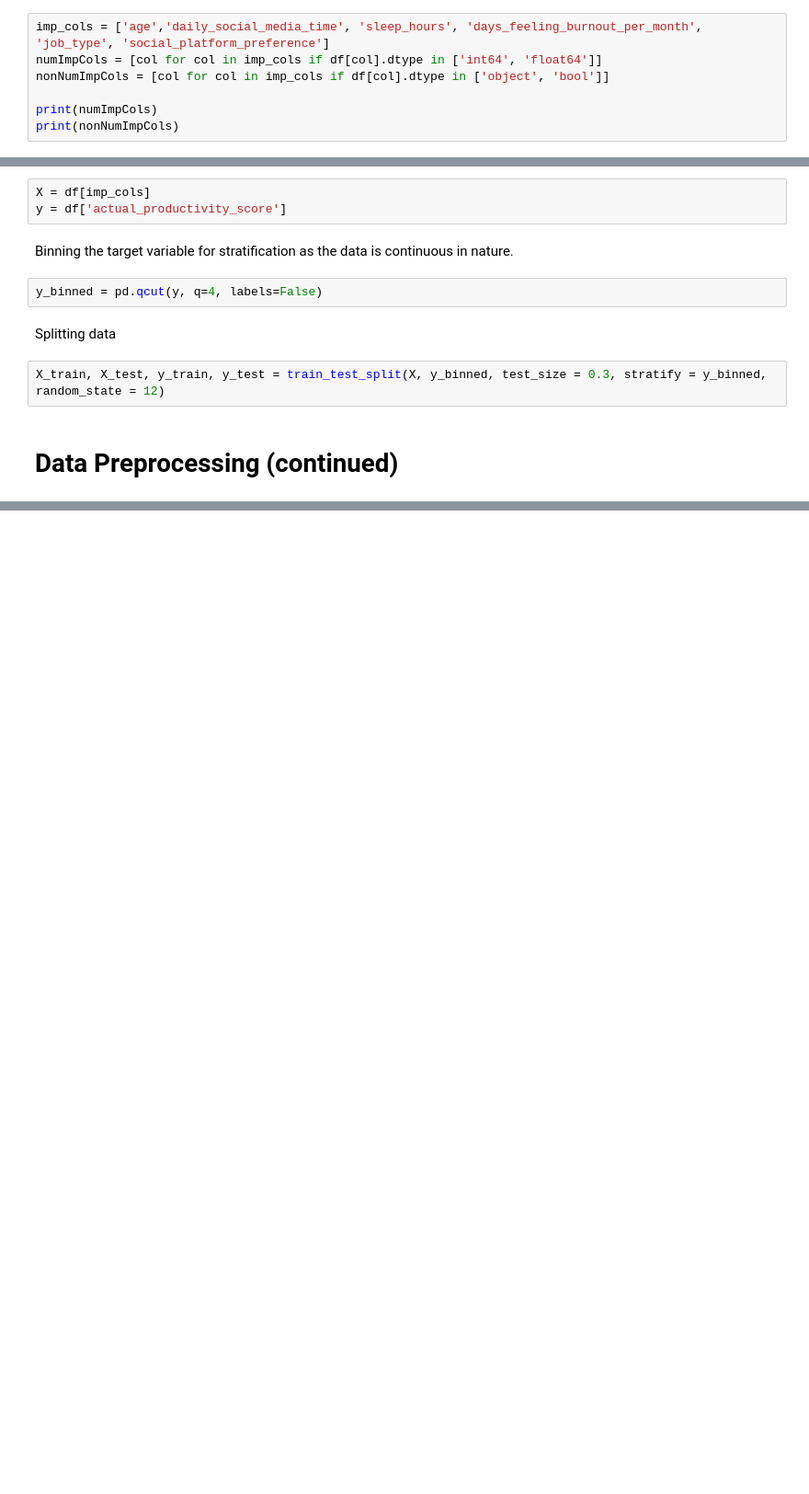
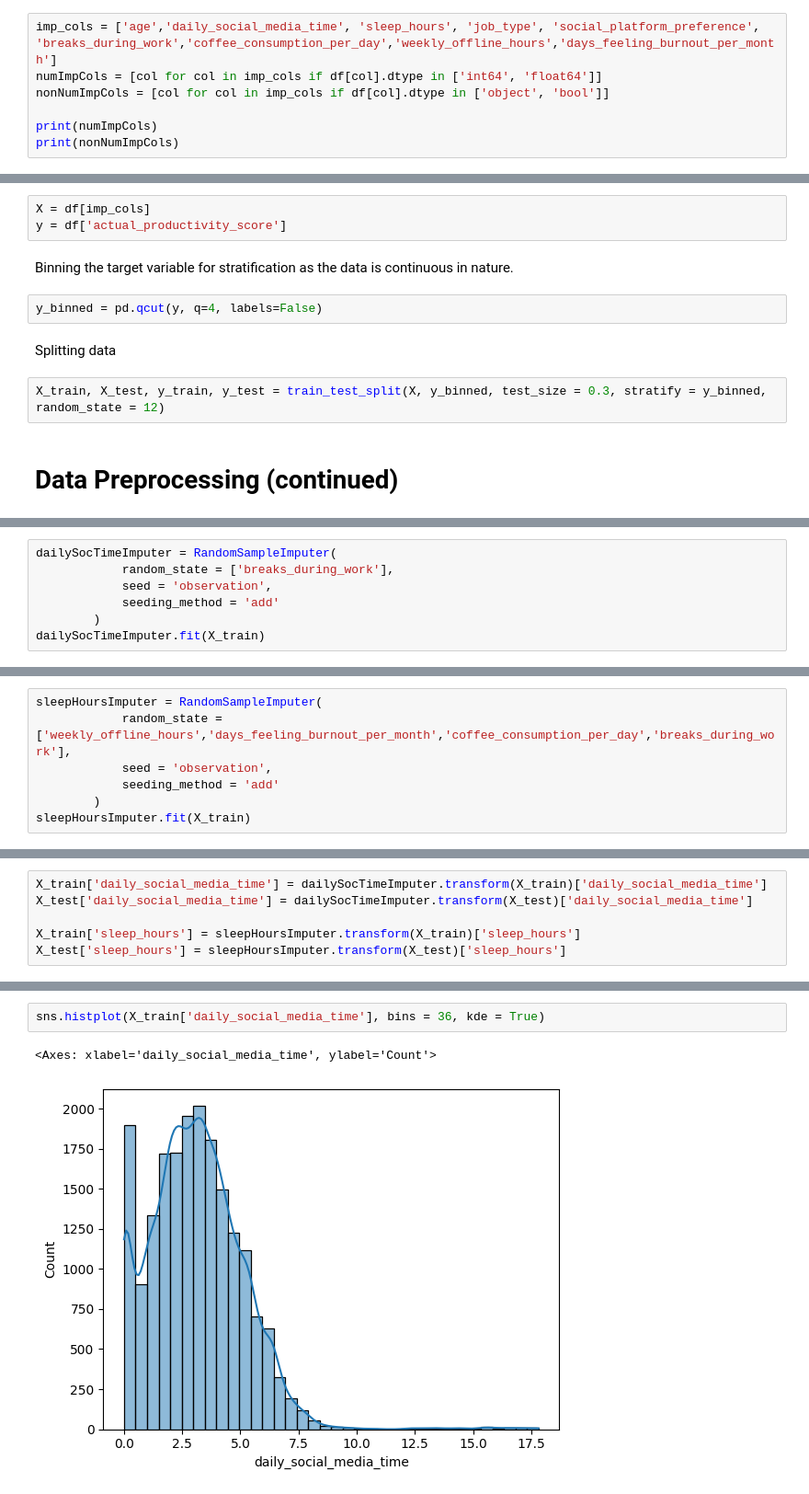
Before and after one commit to Krounosity/Social_Prod, a Jupyter notebook: analysis.ipynb, the cells around one changed output, grey strips where cells are left out. Shown at 92% size. Drawn from its saved outputs; the diff is of its cells as text; blank space fills up the shorter version.

```diff
--- a/analysis.ipynb
+++ b/analysis.ipynb
@@ -190,7 +190,7 @@ Observations:
 # %% [markdown]
 ### Columns selected
 # %%
-imp_cols = ['age','daily_social_media_time', 'sleep_hours', 'days_feeling_burnout_per_month', 'job_type', 'social_platform_preference']
+imp_cols = ['age','daily_social_media_time', 'sleep_hours', 'job_type', 'social_platform_preference', 'breaks_during_work','coffee_consumption_per_day','weekly_offline_hours','days_feeling_burnout_per_month']
 numImpCols = [col for col in imp_cols if df[col].dtype in ['int64', 'float64']]
 nonNumImpCols = [col for col in imp_cols if df[col].dtype in ['object', 'bool']]
 
@@ -243,0 +258,7 @@ X_train, X_test, y_train, y_test = train_test_split(X, y_binned, test_size = 0.3
+# %%
+dailySocTimeImputer = RandomSampleImputer(
+            random_state = ['breaks_during_work'],
+            seed = 'observation',
+            seeding_method = 'add'
+        )
+dailySocTimeImputer.fit(X_train)
@@ -243,0 +269,7 @@ X_train, X_test, y_train, y_test = train_test_split(X, y_binned, test_size = 0.3
+# %%
+sleepHoursImputer = RandomSampleImputer(
+            random_state = ['weekly_offline_hours','days_feeling_burnout_per_month','coffee_consumption_per_day','breaks_during_work'],
+            seed = 'observation',
+            seeding_method = 'add'
+        )
+sleepHoursImputer.fit(X_train)
@@ -243,0 +284,6 @@ X_train, X_test, y_train, y_test = train_test_split(X, y_binned, test_size = 0.3
+# %%
+X_train['daily_social_media_time'] = dailySocTimeImputer.transform(X_train)['daily_social_media_time']
+X_test['daily_social_media_time'] = dailySocTimeImputer.transform(X_test)['daily_social_media_time']
+
+X_train['sleep_hours'] = sleepHoursImputer.transform(X_train)['sleep_hours']
+X_test['sleep_hours'] = sleepHoursImputer.transform(X_test)['sleep_hours']
@@ -243,0 +300,5 @@ X_train, X_test, y_train, y_test = train_test_split(X, y_binned, test_size = 0.3
+# %%
+sns.histplot(X_train['daily_social_media_time'], bins = 36, kde = True)
+# %% [output]
+<Axes: xlabel='daily_social_media_time', ylabel='Count'>
+[figure, added]
```
Also changed, not shown: parts of 19 cells of this notebook.
